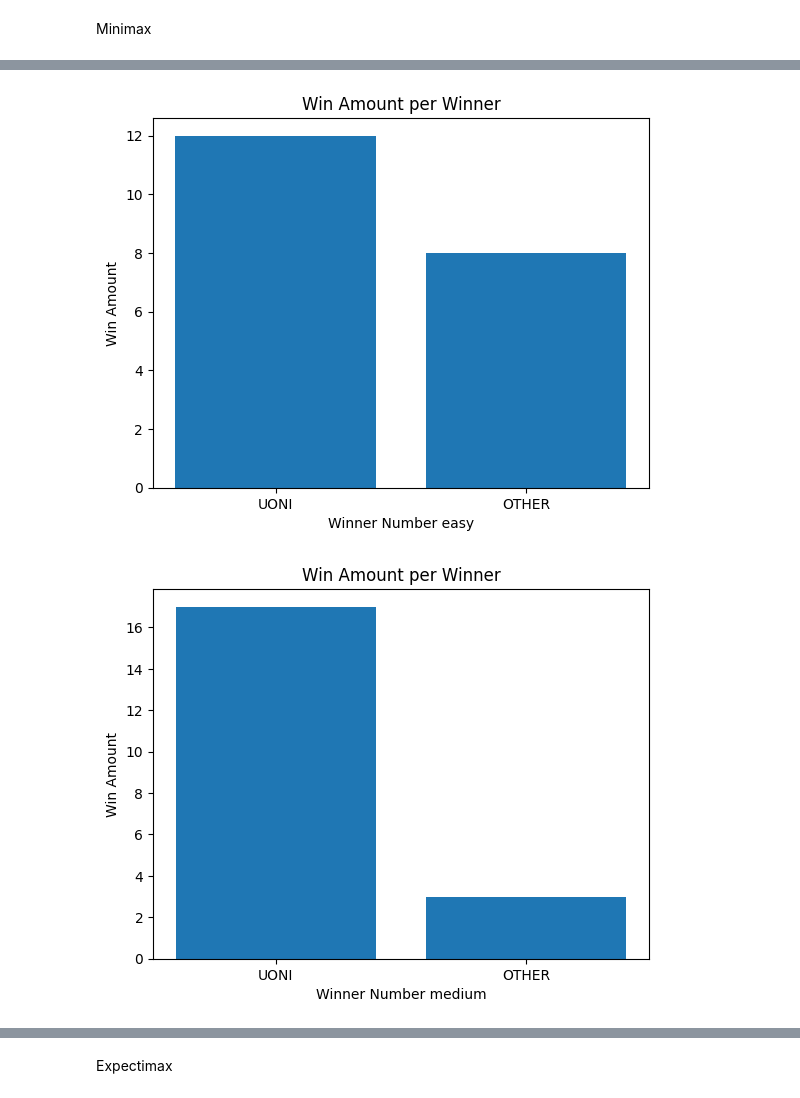
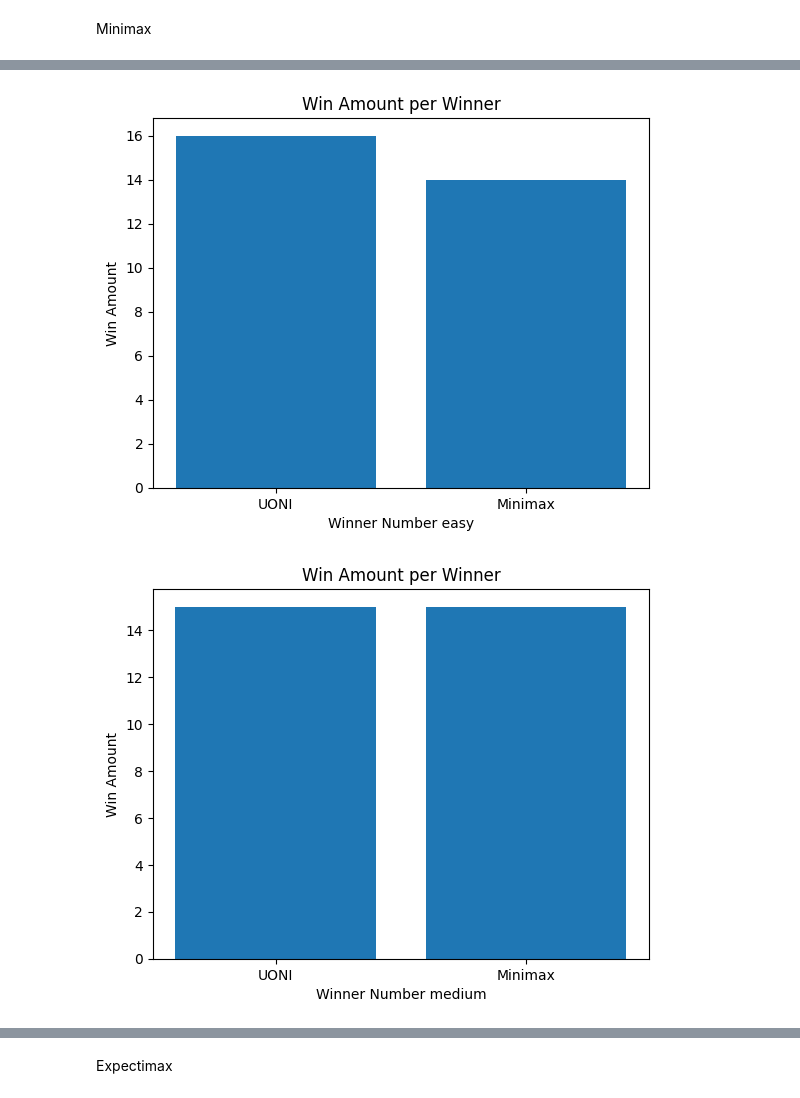
Before and after one commit to JosefinaFerrari/Obligatorio-IA, a Jupyter notebook: CoinGame/coin_game.ipynb, the cells around one changed output, grey strips where cells are left out. Saved outputs shown, nothing was run; the diff lists cells and outputs as text; code cells hidden in the pictures.

Commit message:
minimax

```diff
--- a/CoinGame/coin_game.ipynb
+++ b/CoinGame/coin_game.ipynb
@@ -90,8 +90,8 @@ play_vs_other_agent(env, agent1=RandomAgent(1), agent2=MinimaxAgent(2), render=T
 # %%
 import matplotlib.pyplot as plt
 # Assuming ws is a list of winners
-def print_graph(ws, level):
-    winners = ["UONI", "OTHER"]
+def minimax_graph(ws, level):
+    winners = ["UONI", "Minimax"]
     win_counts = [ws.count(x) for x in [1,2]]
 
     plt.bar(winners, win_counts)
@@ -102,13 +102,13 @@ def print_graph(ws, level):
 # %%
 from tqdm import tqdm
 ws = {'easy':[], 'medium':[], 'hard':[]}
 for level in ['easy', 'medium', 'hard']:
-    for i in tqdm(range(20)):
+    for i in tqdm(range(30)):
         if i%2 == 0:
             ws[level].append(play_vs_other_agent(env, agent1=UONI(1, level), agent2=MinimaxAgent(2), render=False))
         else:
             ws[level].append(3-play_vs_other_agent(env, agent1=MinimaxAgent(1), agent2=UONI(2, level), render=False))
-    print_graph(ws[level], level)
+    minimax_graph(ws[level], level)
 # %% [output]
-[figure, old version]
+[figure, new version]
-[figure, old version]
+[figure, new version]
```
Also changed, not shown: parts of 5 cells of this notebook.
